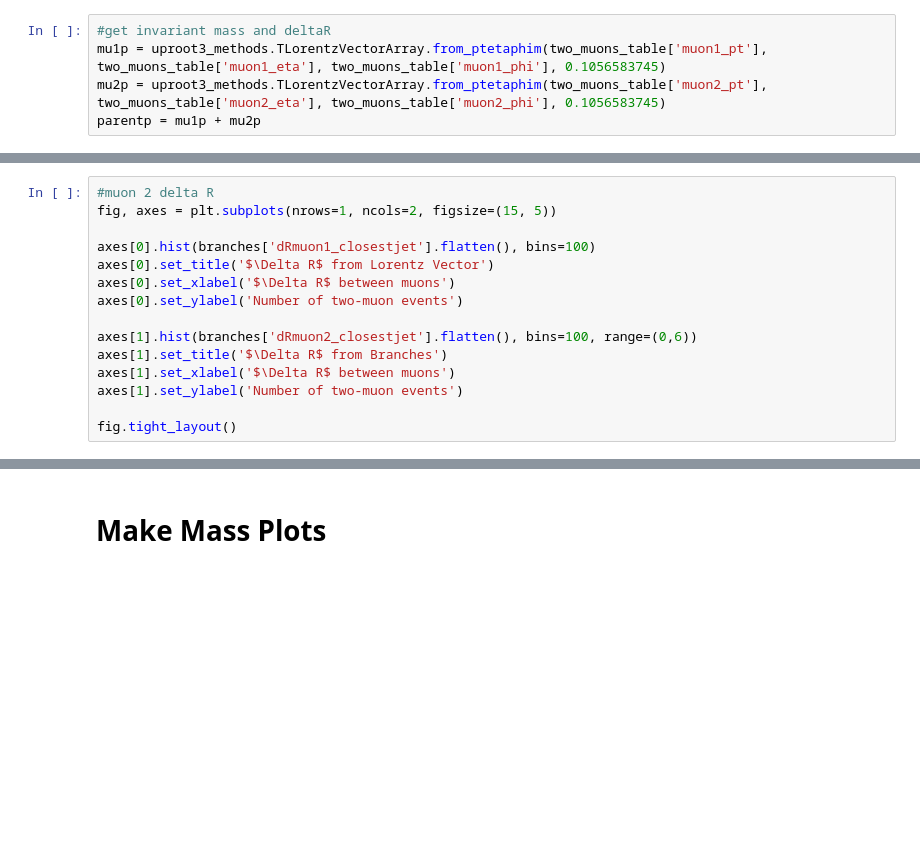
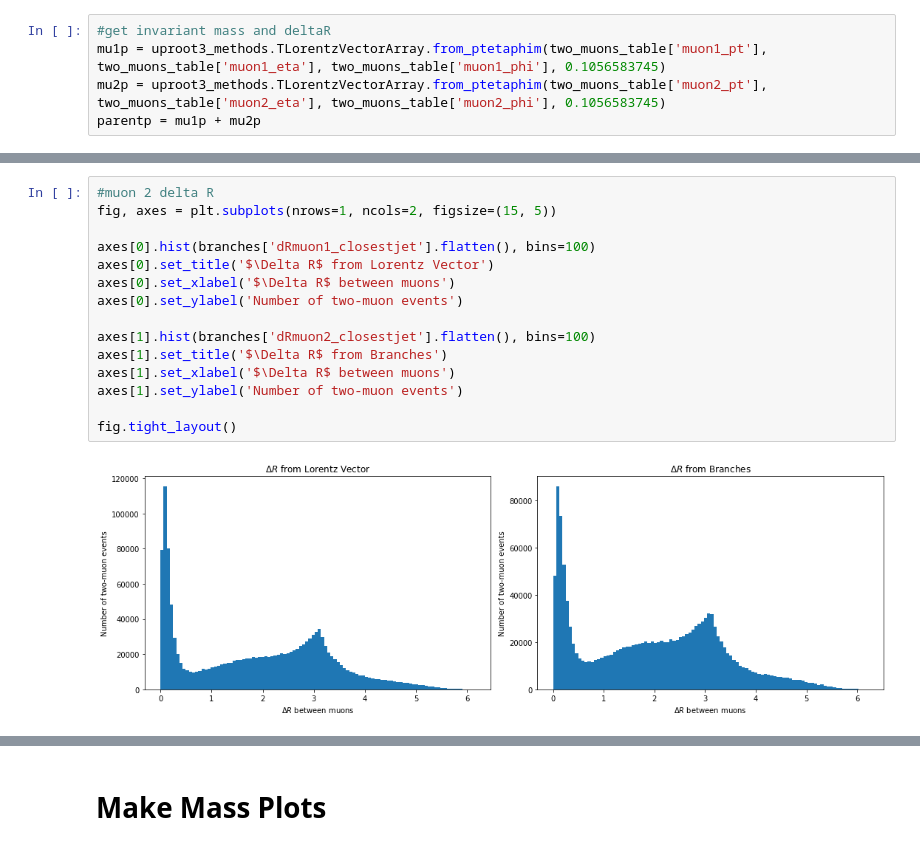
Before and after one commit to blianggilman/Dimuon-Resonances-Prompt-Analysis, a Jupyter notebook: makeMassPlots.ipynb, the cells around one changed output, grey strips where cells are left out. Cells and saved outputs as stored; diff of their text form; blank space fills up the shorter version.

Commit message:
filled in most branches

```diff
--- a/makeMassPlots.ipynb
+++ b/makeMassPlots.ipynb
@@ -133,18 +143,20 @@ fig.tight_layout()
 # %%
 #muon 2 delta R
 fig, axes = plt.subplots(nrows=1, ncols=2, figsize=(15, 5))
 
 axes[0].hist(branches['dRmuon1_closestjet'].flatten(), bins=100)
 axes[0].set_title('$\Delta R$ from Lorentz Vector')
 axes[0].set_xlabel('$\Delta R$ between muons')
 axes[0].set_ylabel('Number of two-muon events')
 
-axes[1].hist(branches['dRmuon2_closestjet'].flatten(), bins=100, range=(0,6))
+axes[1].hist(branches['dRmuon2_closestjet'].flatten(), bins=100)
 axes[1].set_title('$\Delta R$ from Branches')
 axes[1].set_xlabel('$\Delta R$ between muons')
 axes[1].set_ylabel('Number of two-muon events')
 
 fig.tight_layout()
+# %% [output]
+[figure, added]
 # %%
 #cut to only include opposite sign muons, apply cut to dimuon 4-vectors
 OS_muons = two_muons_table['muon1_q'] != two_muons_table['muon2_q']
```
Also changed, not shown: parts of 9 cells of this notebook.
